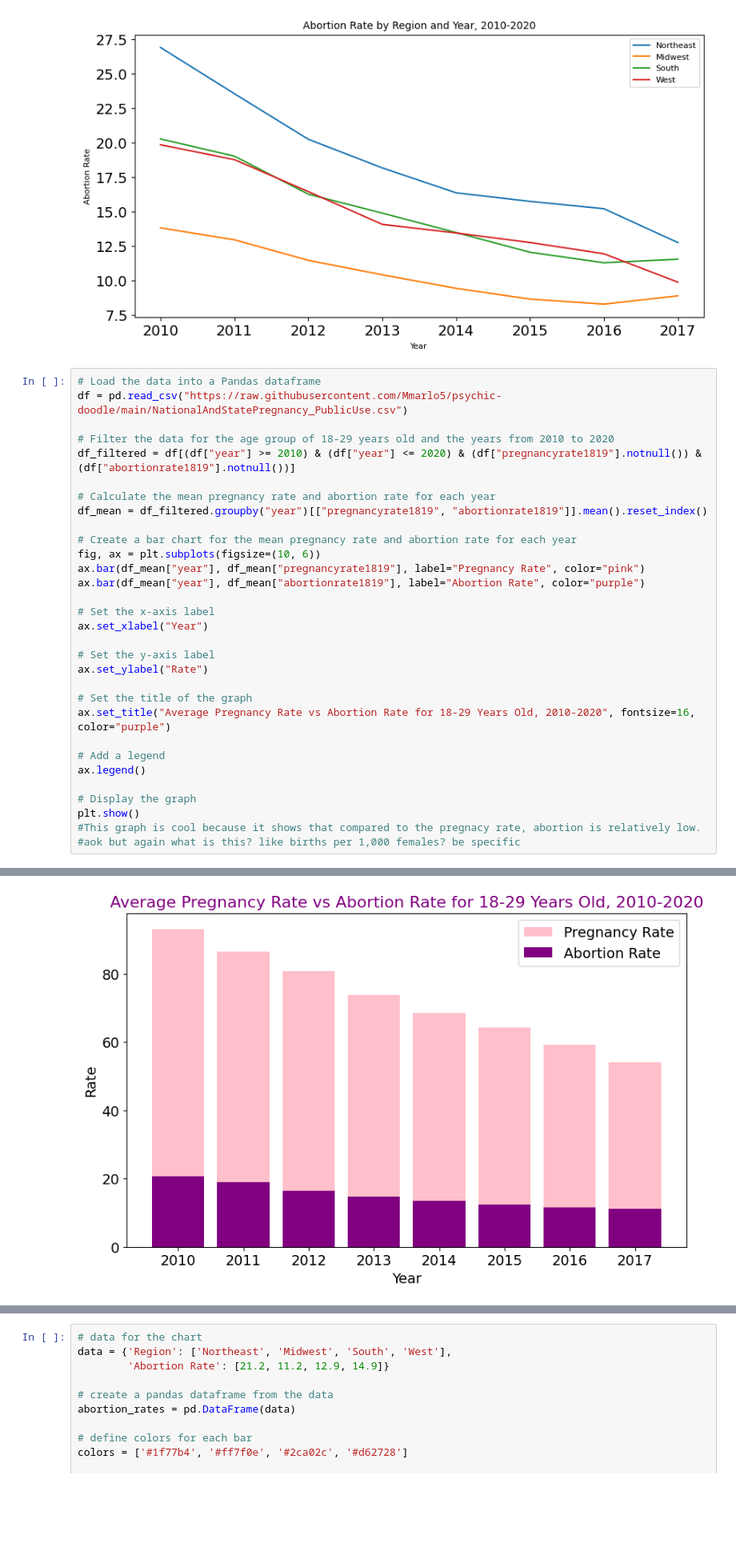
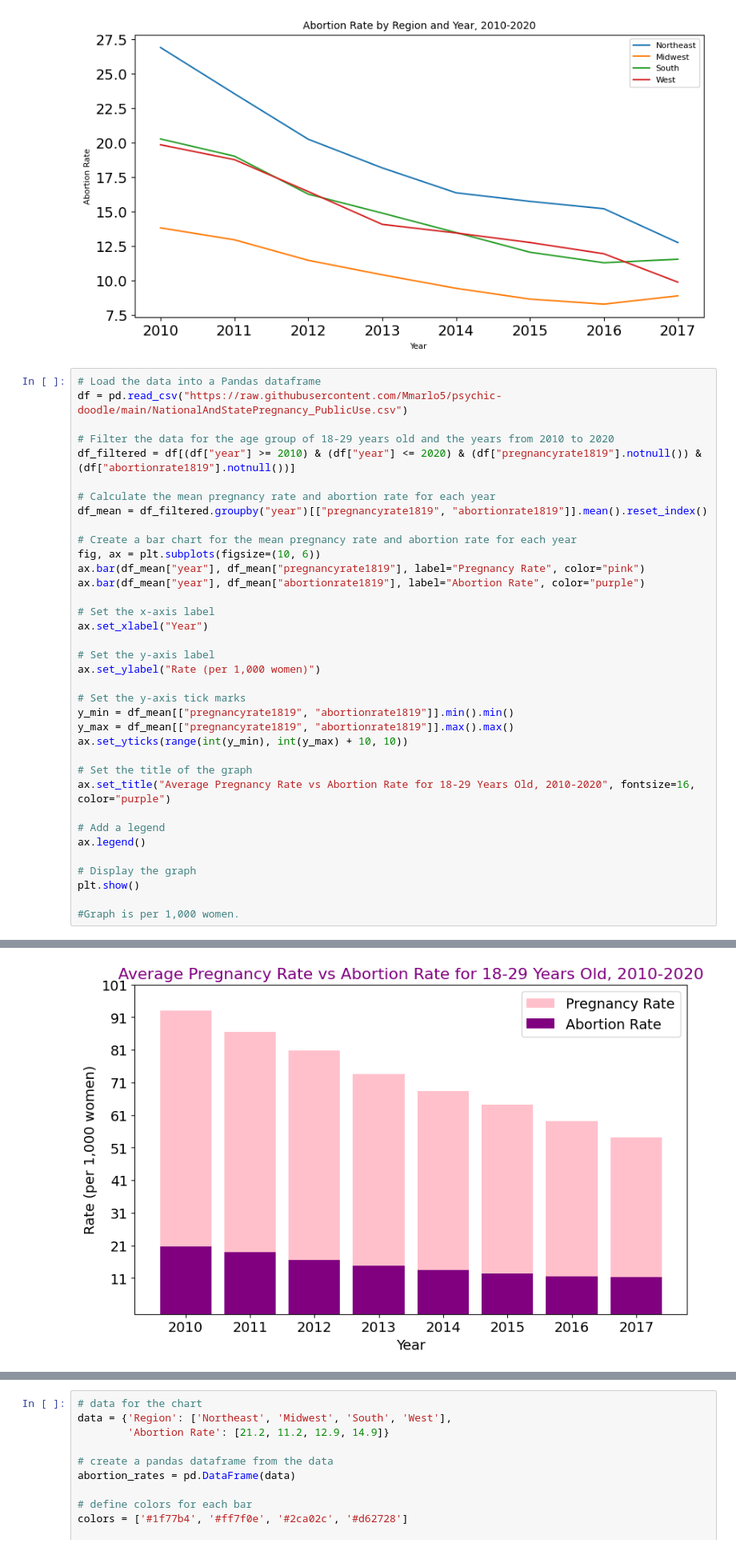
Before and after one commit to Mmarlo5/psychic-doodle, a Jupyter notebook: Copy_of_Problem_Set_5.ipynb, the cells around one changed output, grey strips where cells are left out. Shown at 80% size. Drawn from its saved outputs; the diff is of its cells as text; blank space fills up the shorter version.

```diff
--- a/Copy_of_Problem_Set_5.ipynb
+++ b/Copy_of_Problem_Set_5.ipynb
@@ -416,7 +416,12 @@ ax.bar(df_mean["year"], df_mean["abortionrate1819"], label="Abortion Rate", colo
 ax.set_xlabel("Year")
 
 # Set the y-axis label
-ax.set_ylabel("Rate")
+ax.set_ylabel("Rate (per 1,000 women)")
+
+# Set the y-axis tick marks
+y_min = df_mean[["pregnancyrate1819", "abortionrate1819"]].min().min()
+y_max = df_mean[["pregnancyrate1819", "abortionrate1819"]].max().max()
+ax.set_yticks(range(int(y_min), int(y_max) + 10, 10))
 
 # Set the title of the graph
 ax.set_title("Average Pregnancy Rate vs Abortion Rate for 18-29 Years Old, 2010-2020", fontsize=16, color="purple")
@@ -426,8 +431,8 @@ ax.legend()
 
 # Display the graph
 plt.show()
-#This graph is cool because it shows that compared to the pregnacy rate, abortion is relatively low.
-#aok but again what is this? like births per 1,000 females? be specific
+
+#Graph is per 1,000 women.
 # %% [output]
 <BarContainer object of 8 artists>
 <BarContainer object of 8 artists>
@@ -438 +453 @@ Text(0.5, 1.0, 'Average Pregnancy Rate vs Abortion Rate for 18-29 Years Old, 201
-[figure, old version]
+[figure, new version]
```
Also changed, not shown: parts of 10 cells of this notebook.
